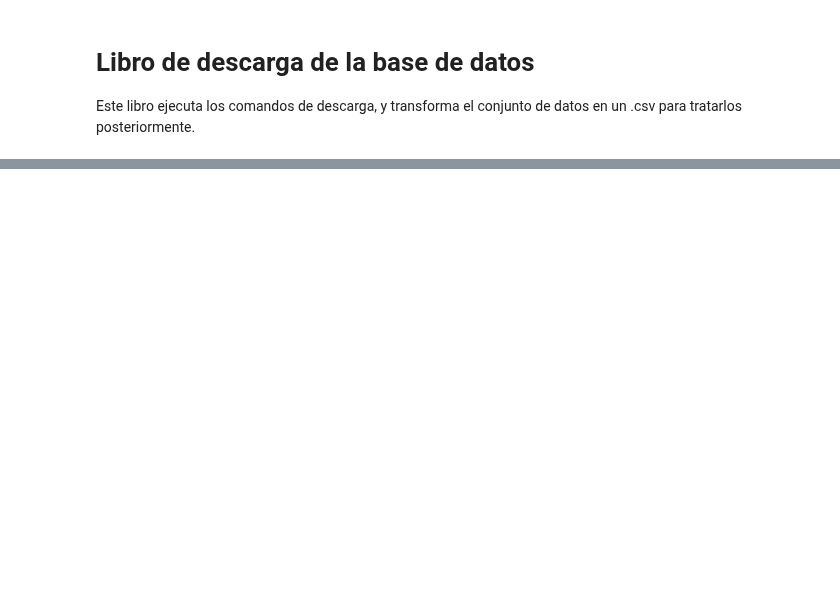
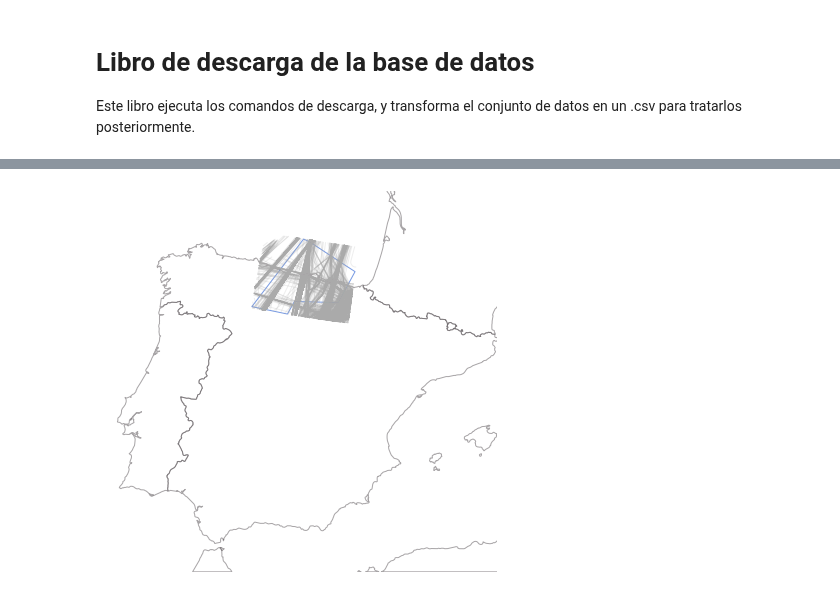
Before and after one commit to jaimebw/tfg, a Jupyter notebook: libros/descarga_bilbao.ipynb, the cells around one changed output, grey strips where cells are left out. Saved outputs shown, nothing was run; the diff lists cells and outputs as text; code cells hidden in the pictures; blank space fills up the shorter version.

```diff
--- a/libros/descarga_bilbao.ipynb
+++ b/libros/descarga_bilbao.ipynb
@@ -63,0 +78,10 @@ Con la función de la celda anterior se puede comprobar que los datos son correc
+# %%
+def cargardatos1(carpeta,nombre_datos):
+    # carga los datos descargados desde una carpeta
+    Var_time = ["hour", "last_position", "timestamp"]
+    datos_cargados = Traffic.from_file(carpeta+nombre_datos)
+    #datos_cargados.data = datos_cargados.data.drop(['Unnamed: 0'])
+    datos_cargados.data[Var_time] = datos_cargados.data[Var_time] = datos_cargados.data[Var_time].astype("datetime64[ns, UTC]")
+    return datos_cargados
+# %%
+vuelos = cargardatos1(r"datos_sectores/","datos_bilbao.csv")
@@ -63,0 +108,14 @@ Con la función de la celda anterior se puede comprobar que los datos son correc
+# %%
+import matplotlib.pyplot as plt
+from traffic.core.projection import EuroPP
+from traffic.drawing import countries
+with plt.style.context("traffic"):
+        fig, ax = plt.subplots(
+            subplot_kw=dict(projection=EuroPP()))
+        nm_airspaces['LECMBLU'].plot(ax,alpha = 1)
+        ax.add_feature(countries())
+        ax.set_extent((-9, 3, 30, 45))
+        vuelos.plot(ax, alpha = 0.2)
+guardarimagen("descarga_bilbao","sector_con_vuelos.png")
+# %% [output]
+[figure, added]
```
Also changed, not shown: parts of 17 cells of this notebook, 1 other file.
